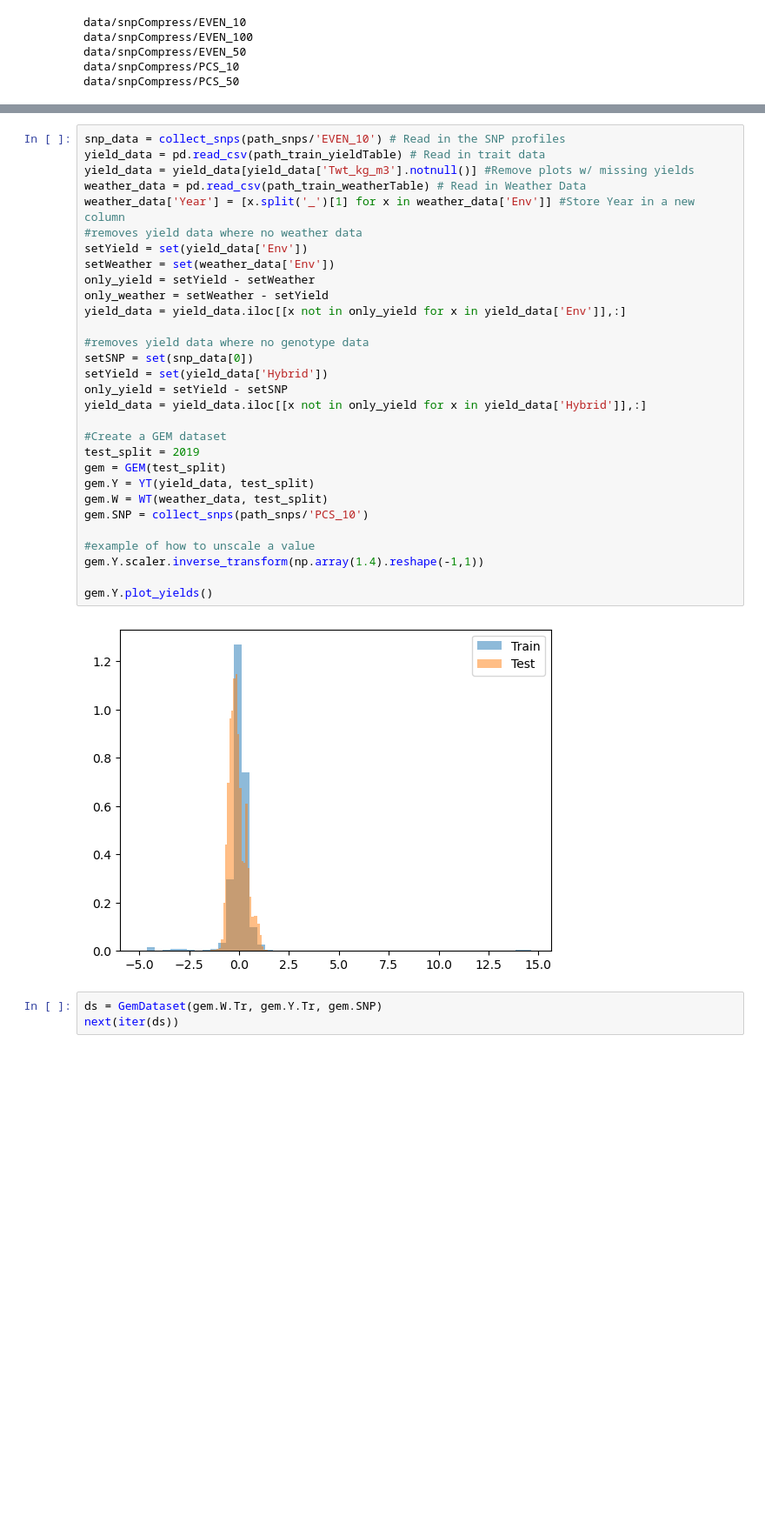
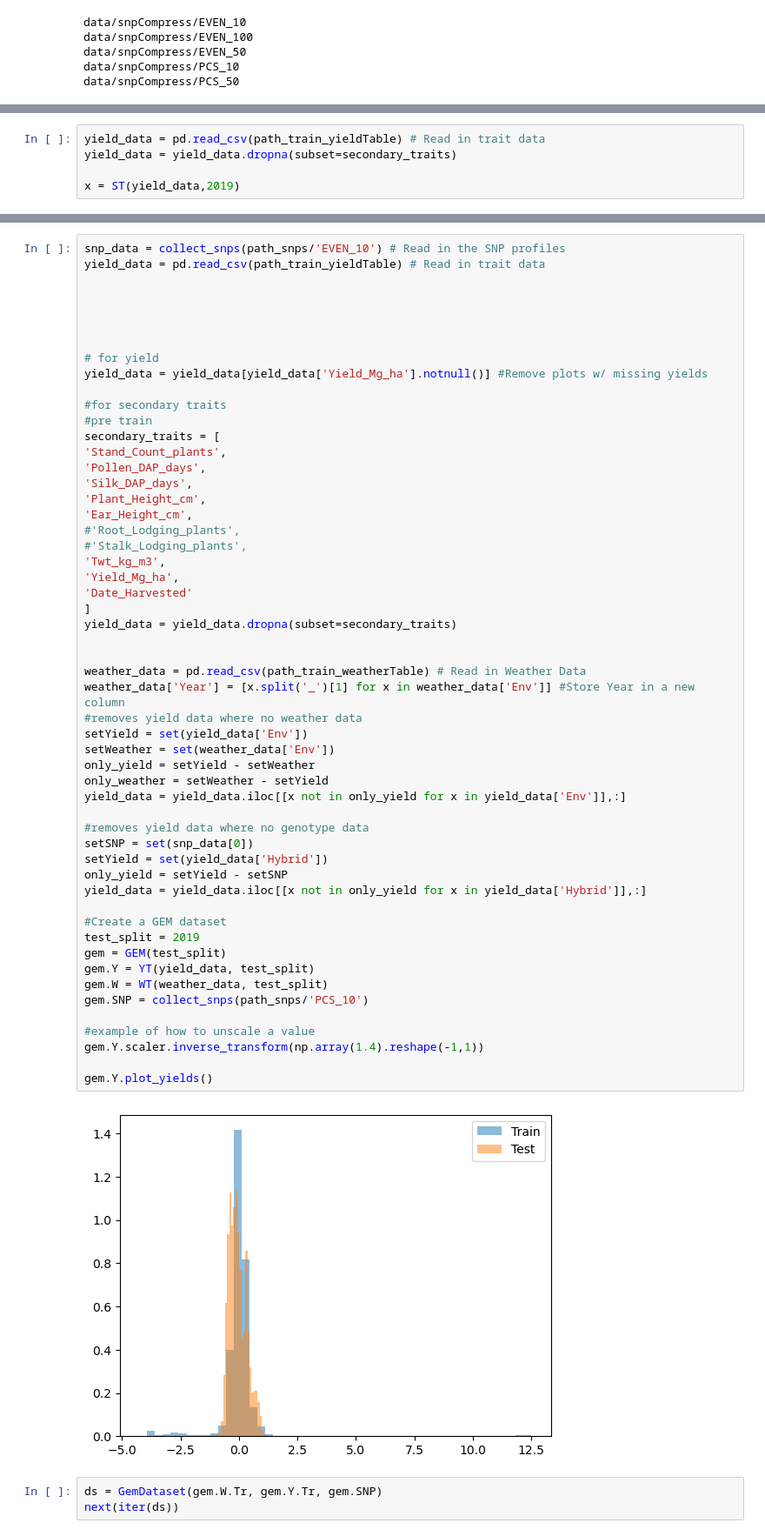
Before and after one commit to cjGO/hybridpredictmaize22, a Jupyter notebook: dev_nbs/scratch.ipynb, the cells around one changed output, grey strips where cells are left out. Shown at 87% size. Drawn from its saved outputs; the diff is of its cells as text; blank space fills up the shorter version.

Commit message:
added secondary trait class

```diff
--- a/dev_nbs/scratch.ipynb
+++ b/dev_nbs/scratch.ipynb
@@ -32,0 +83,5 @@ data/snpCompress/PCS_50
+# %%
+yield_data = pd.read_csv(path_train_yieldTable) # Read in trait data
+yield_data = yield_data.dropna(subset=secondary_traits)
+
+x = ST(yield_data,2019)
@@ -33,35 +104,59 @@ data/snpCompress/PCS_50
 # %%
 snp_data = collect_snps(path_snps/'EVEN_10') # Read in the SNP profiles
 yield_data = pd.read_csv(path_train_yieldTable) # Read in trait data
-yield_data = yield_data[yield_data['Twt_kg_m3'].notnull()] #Remove plots w/ missing yields
+
+
+
+
+
+# for yield
+yield_data = yield_data[yield_data['Yield_Mg_ha'].notnull()] #Remove plots w/ missing yields
+
+#for secondary traits
+#pre train
+secondary_traits = [
+'Stand_Count_plants',
+'Pollen_DAP_days',
+'Silk_DAP_days',
+'Plant_Height_cm',
+'Ear_Height_cm',
+#'Root_Lodging_plants',
+#'Stalk_Lodging_plants',
+'Twt_kg_m3',
+'Yield_Mg_ha',
+'Date_Harvested'
+]
+yield_data = yield_data.dropna(subset=secondary_traits)
+
+
 weather_data = pd.read_csv(path_train_weatherTable) # Read in Weather Data
 weather_data['Year'] = [x.split('_')[1] for x in weather_data['Env']] #Store Year in a new column
 #removes yield data where no weather data
 setYield = set(yield_data['Env'])
 setWeather = set(weather_data['Env'])
 only_yield = setYield - setWeather
 only_weather = setWeather - setYield
 yield_data = yield_data.iloc[[x not in only_yield for x in yield_data['Env']],:]
 
 #removes yield data where no genotype data
 setSNP = set(snp_data[0])
 setYield = set(yield_data['Hybrid'])
 only_yield = setYield - setSNP
 yield_data = yield_data.iloc[[x not in only_yield for x in yield_data['Hybrid']],:]
 
 #Create a GEM dataset
 test_split = 2019
 gem = GEM(test_split)
 gem.Y = YT(yield_data, test_split)
 gem.W = WT(weather_data, test_split)
 gem.SNP = collect_snps(path_snps/'PCS_10')
 
 #example of how to unscale a value
 gem.Y.scaler.inverse_transform(np.array(1.4).reshape(-1,1))
 
 gem.Y.plot_yields()
 # %% [output]
-[figure, old version]
+[figure, new version]
 # %%
 ds = GemDataset(gem.W.Tr, gem.Y.Tr, gem.SNP)
 next(iter(ds))
```
Also changed, not shown: parts of 11 cells of this notebook, 7 other files.
